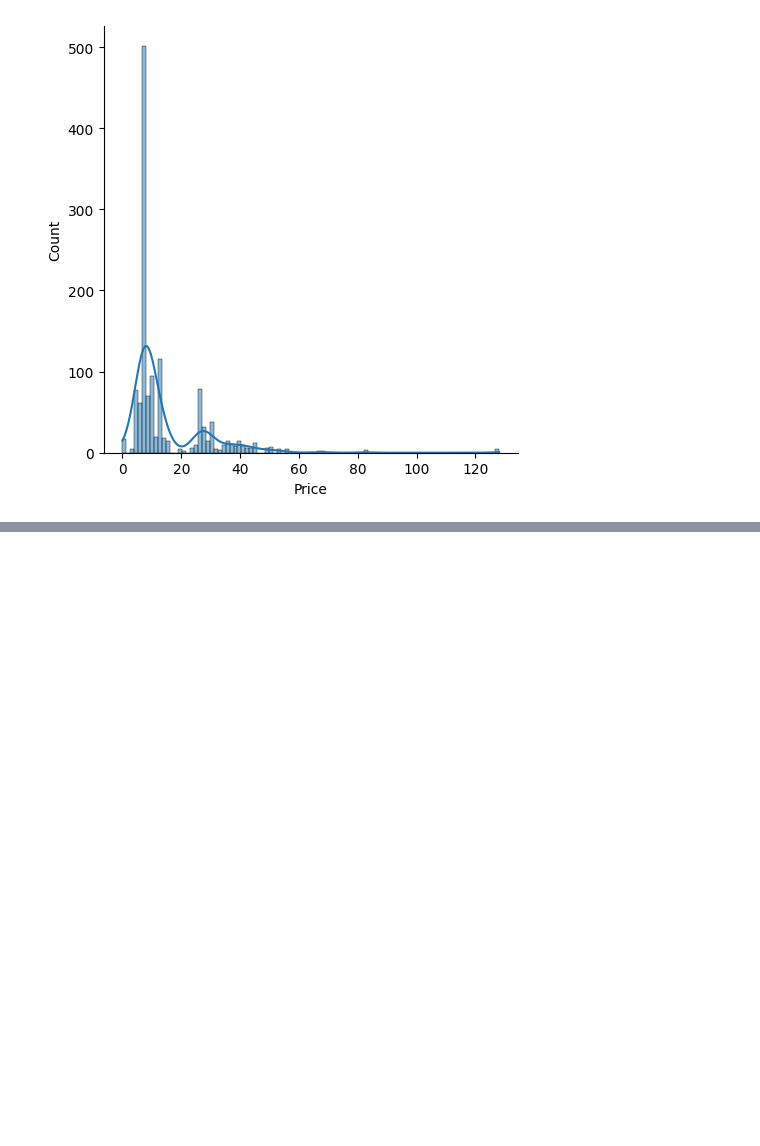
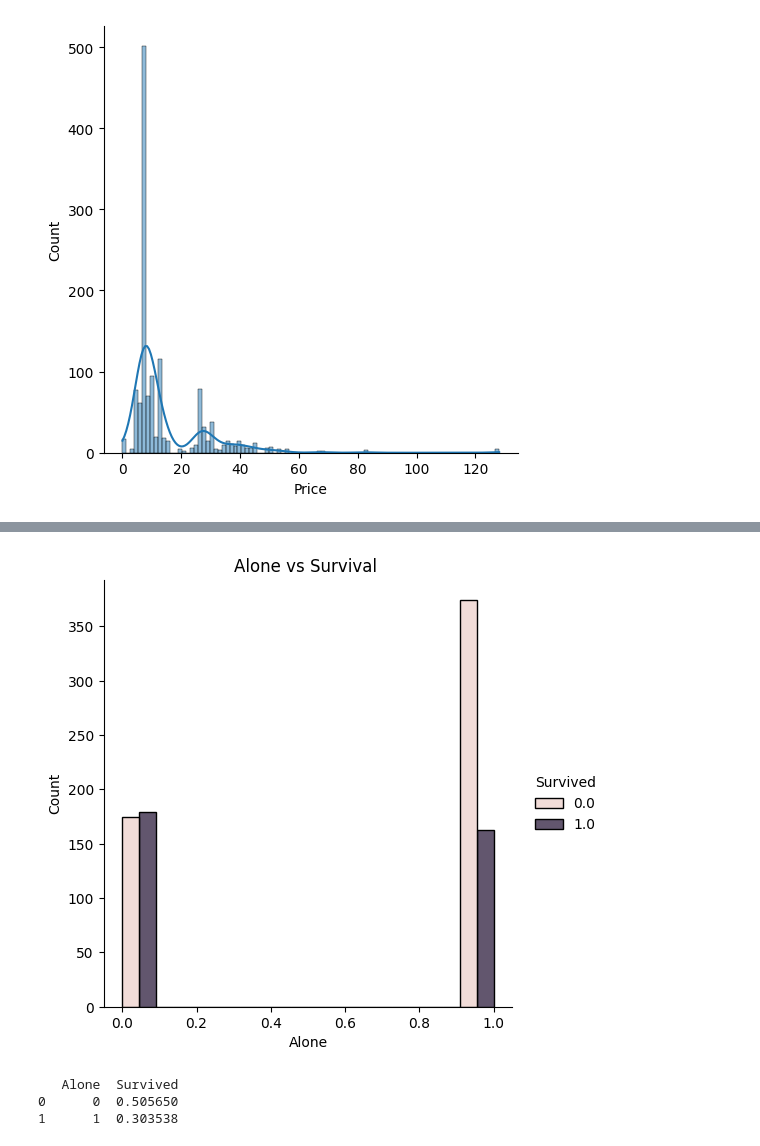
Before and after one commit to SergeyKYu/Training, a Jupyter notebook: titanic_train/titanic_notebook.ipynb, the cells around one changed output, grey strips where cells are left out. Saved outputs shown, nothing was run; the diff lists cells and outputs as text; code cells hidden in the pictures; blank space fills up the shorter version.

```diff
--- a/titanic_train/titanic_notebook.ipynb
+++ b/titanic_train/titanic_notebook.ipynb
@@ -162,0 +163,7 @@ df
+# %%
+show_val('Alone')
+# %% [output]
+[figure, added]
+   Alone  Survived
+0      0  0.505650
+1      1  0.303538
```
Also changed, not shown: parts of 35 cells of this notebook, 1 other file.
